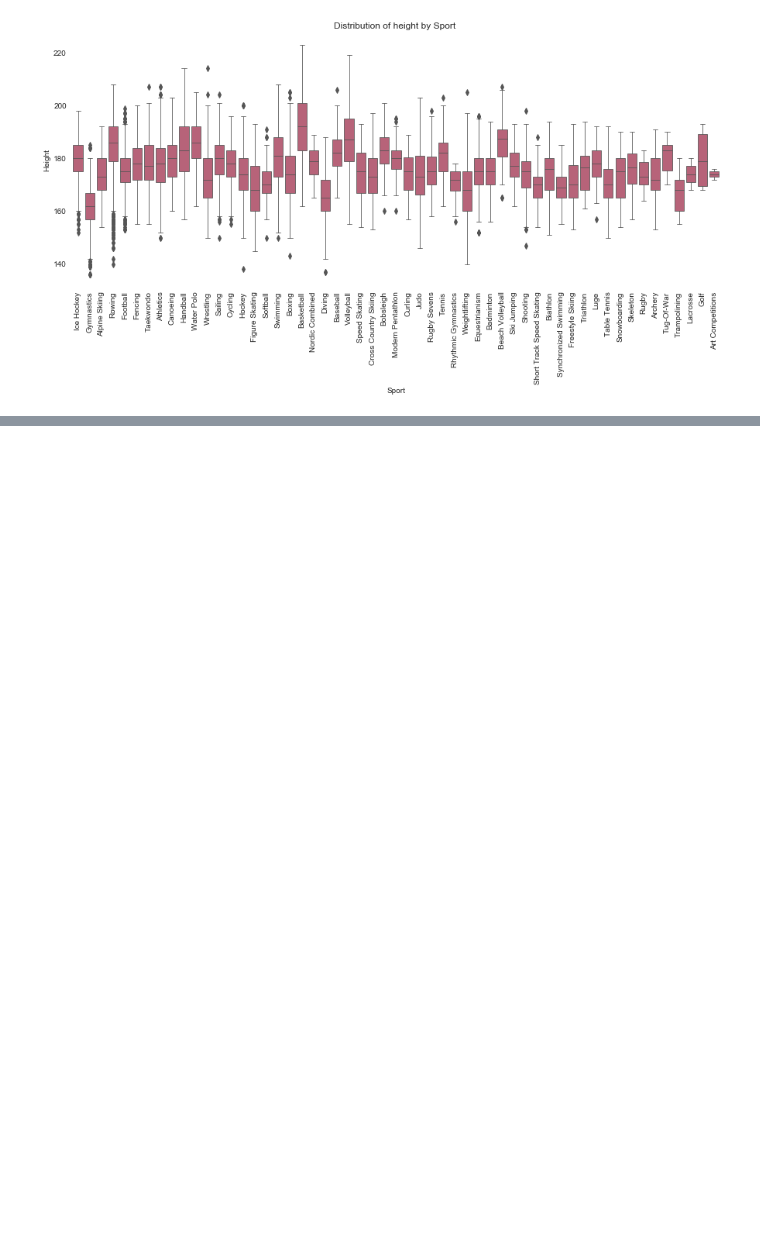
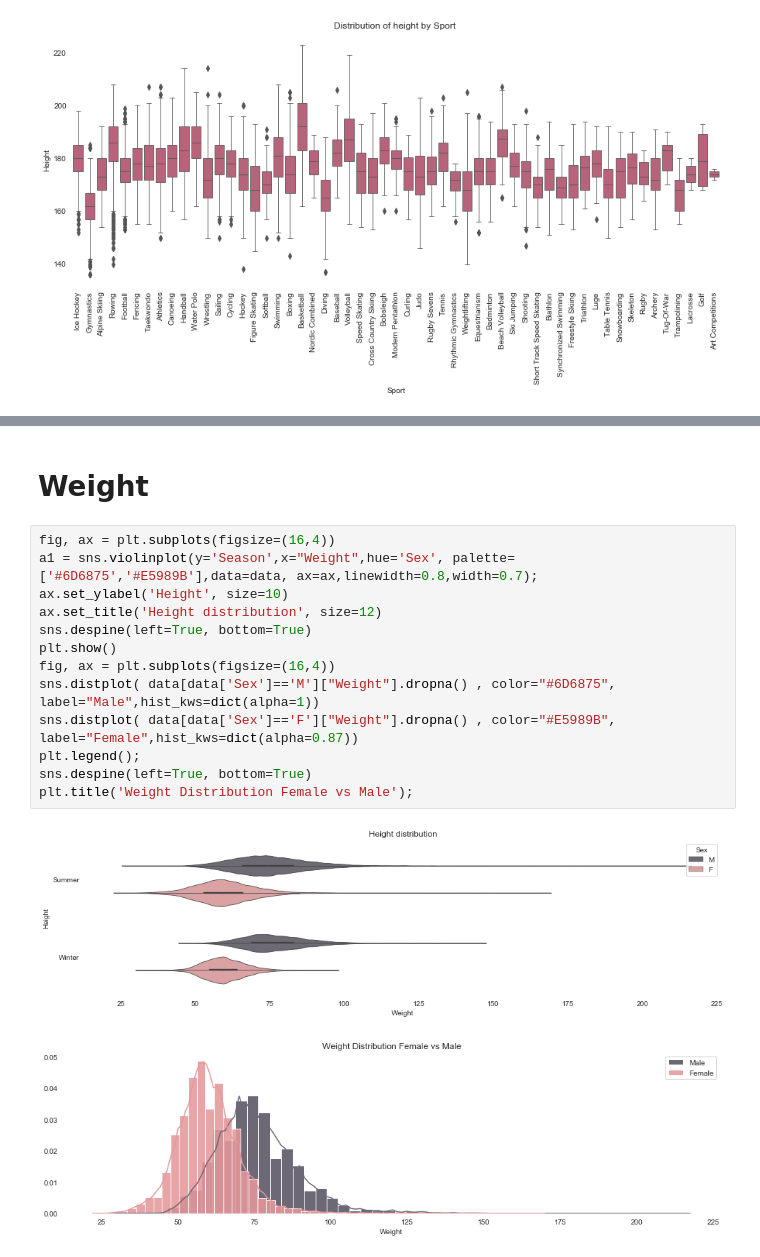
Before and after one commit to JakubPluta/EDA-ML, a Jupyter notebook: Olympic History.ipynb, the cells around one changed output, grey strips where cells are left out. Saved outputs shown, nothing was run; the diff lists cells and outputs as text; blank space fills up the shorter version.

```diff
--- a/Olympic History.ipynb
+++ b/Olympic History.ipynb
@@ -383,0 +393,18 @@ plt.title('Average height by Sport ',fontsize=12,y=1.00);
+# %% [markdown]
+# Weight
+# %%
+fig, ax = plt.subplots(figsize=(16,4))
+a1 = sns.violinplot(y='Season',x="Weight",hue='Sex', palette=['#6D6875','#E5989B'],data=data, ax=ax,linewidth=0.8,width=0.7);
+ax.set_ylabel('Height', size=10)
+ax.set_title('Height distribution', size=12)
+sns.despine(left=True, bottom=True)
+plt.show()
+fig, ax = plt.subplots(figsize=(16,4))
+sns.distplot( data[data['Sex']=='M']["Weight"].dropna() , color="#6D6875", label="Male",hist_kws=dict(alpha=1))
+sns.distplot( data[data['Sex']=='F']["Weight"].dropna() , color="#E5989B", label="Female",hist_kws=dict(alpha=0.87))
+plt.legend();
+sns.despine(left=True, bottom=True)
+plt.title('Weight Distribution Female vs Male');
+# %% [output]
+[figure, added]
+[figure, added]
```
Also changed, not shown: parts of 2 cells of this notebook.
